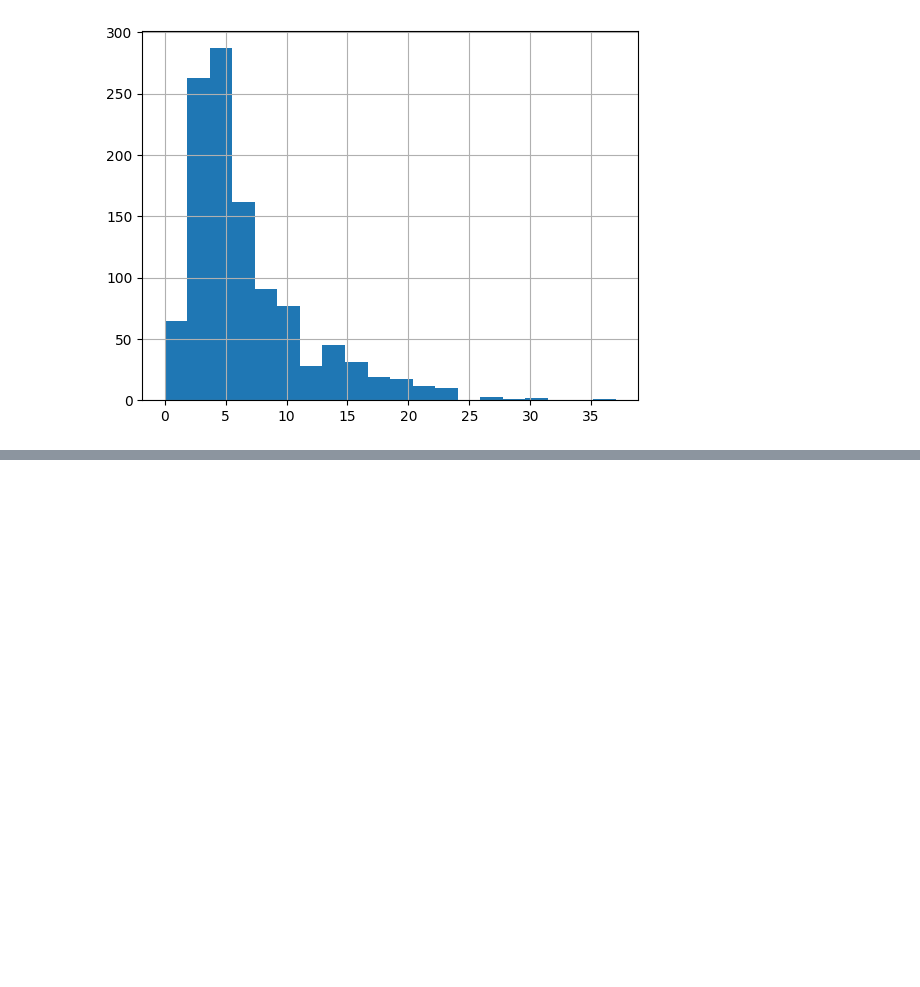
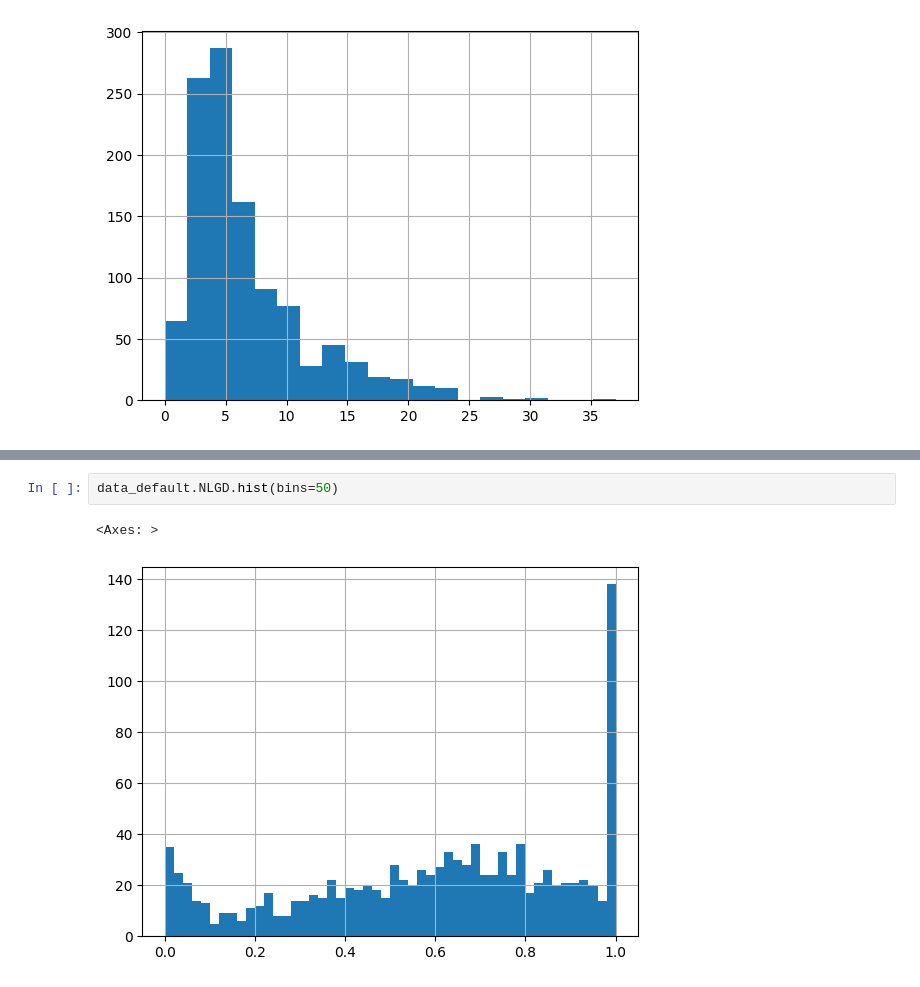
Before and after one commit to Eakkarat-Patt/deep_credit_risk, a Jupyter notebook: 5.4_lgd_engineering.ipynb, the cells around one changed output, grey strips where cells are left out. Drawn from its saved outputs; the diff is of its cells as text; blank space fills up the shorter version.

```diff
--- a/5.4_lgd_engineering.ipynb
+++ b/5.4_lgd_engineering.ipynb
@@ -30,0 +52,5 @@ data_default.loc[:, 'res_period'].hist(bins=20)
+# %%
+data_default.NLGD.hist(bins=50)
+# %% [output]
+<Axes: >
+[figure, added]
```
Also changed, not shown: parts of 10 cells of this notebook, 3 other files.
